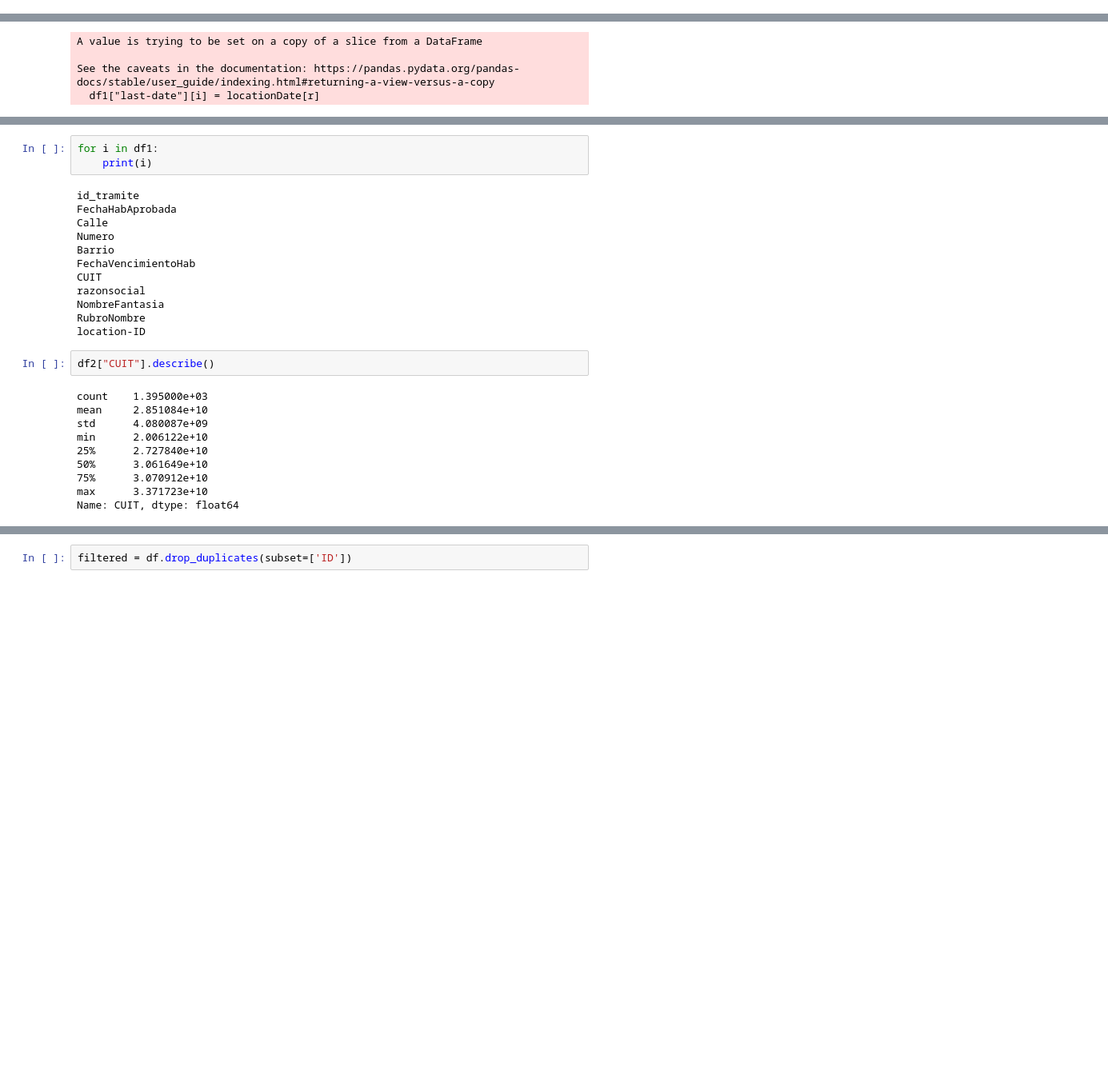
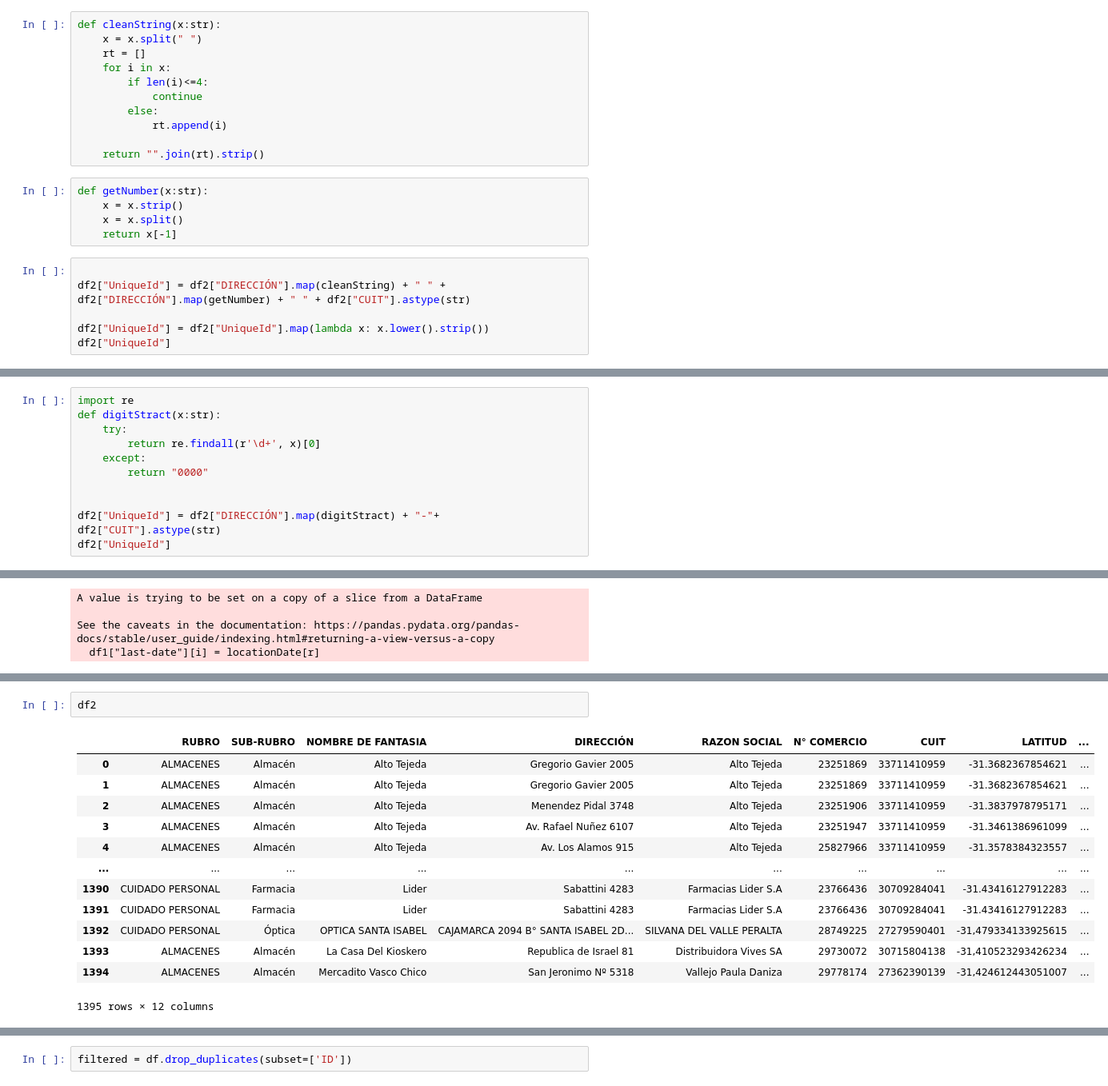
Before and after one commit to NazaDyA/WorkSpace, a Jupyter notebook: join-tables-5-11/wtv.ipynb, the cells around one changed output, grey strips where cells are left out. Shown at 80% size. Saved outputs shown, nothing was run; the diff lists cells and outputs as text; blank space fills up the shorter version.

```diff
--- a/join-tables-5-11/wtv.ipynb
+++ b/join-tables-5-11/wtv.ipynb
@@ -32,0 +16,22 @@ Name: cuitempresa, dtype: object
+# %%
+def cleanString(x:str):
+    x = x.split(" ")
+    rt = []
+    for i in x:
+        if len(i)<=4:
+            continue
+        else:
+            rt.append(i)
+
+    return "".join(rt).strip()
+# %%
+def getNumber(x:str):
+    x = x.strip()
+    x = x.split()
+    return x[-1]
+# %%
+
+df2["UniqueId"] = df2["DIRECCIÓN"].map(cleanString) + " " + df2["DIRECCIÓN"].map(getNumber) + " " + df2["CUIT"].astype(str)
+
+df2["UniqueId"] = df2["UniqueId"].map(lambda x: x.lower().strip())
+df2["UniqueId"]
@@ -32,0 +57,11 @@ Name: cuitempresa, dtype: object
+# %%
+import re
+def digitStract(x:str):
+    try:
+        return re.findall(r'\d+', x)[0]
+    except:
+        return "0000"
+
+
+df2["UniqueId"] = df2["DIRECCIÓN"].map(digitStract) + "-"+ df2["CUIT"].astype(str)
+df2["UniqueId"]
@@ -134,27 +202,16 @@ df1
-# %%
-for i in df1:
-    print(i)
-# %% [output]
-id_tramite
-FechaHabAprobada
-Calle
-Numero
-Barrio
-FechaVencimientoHab
-CUIT
-razonsocial
-NombreFantasia
-RubroNombre
-location-ID
 # %%
-df2["CUIT"].describe()
+df2
 # %% [output]
+|  | RUBRO | SUB-RUBRO | NOMBRE DE FANTASIA | DIRECCIÓN | RAZON SOCIAL | N° COMERCIO | CUIT | LATITUD | ... |
+| 0 | ALMACENES | Almacén | Alto Tejeda | Gregorio Gavier 2005 | Alto Tejeda | 23251869 | 33711410959 | -31.3682367854621 | ... |
+| 1 | ALMACENES | Almacén | Alto Tejeda | Gregorio Gavier 2005 | Alto Tejeda | 23251869 | 33711410959 | -31.3682367854621 | ... |
+| 2 | ALMACENES | Almacén | Alto Tejeda | Menendez Pidal 3748 | Alto Tejeda | 23251906 | 33711410959 | -31.3837978795171 | ... |
+| 3 | ALMACENES | Almacén | Alto Tejeda | Av. Rafael Nuñez 6107 | Alto Tejeda | 23251947 | 33711410959 | -31.3461386961099 | ... |
+| 4 | ALMACENES | Almacén | Alto Tejeda | Av. Los Alamos 915 | Alto Tejeda | 25827966 | 33711410959 | -31.3578384323557 | ... |
+| ... | ... | ... | ... | ... | ... | ... | ... | ... | ... |
+| 1390 | CUIDADO PERSONAL | Farmacia | Lider | Sabattini 4283 | Farmacias Lider S.A | 23766436 | 30709284041 | -31.43416127912283 | ... |
+| 1391 | CUIDADO PERSONAL | Farmacia | Lider | Sabattini 4283 | Farmacias Lider S.A | 23766436 | 30709284041 | -31.43416127912283 | ... |
+| 1392 | CUIDADO PERSONAL | Óptica | OPTICA SANTA ISABEL | CAJAMARCA 2094 B° SANTA ISABEL 2D... | SILVANA DEL VALLE PERALTA | 28749225 | 27279590401 | -31,479334133925615 | ... |
+| 1393 | ALMACENES | Almacén | La Casa Del Kioskero | Republica de Israel 81 | Distribuidora Vives SA | 29730072 | 30715804138 | -31,410523293426234 | ... |
+| 1394 | ALMACENES | Almacén | Mercadito Vasco Chico | San Jeronimo Nº 5318 | Vallejo Paula Daniza | 29778174 | 27362390139 | -31,424612443051007 | ... |
-count    1.395000e+03
-mean     2.851084e+10
-std      4.080087e+09
-min      2.006122e+10
-25%      2.727840e+10
-50%      3.061649e+10
-75%      3.070912e+10
-max      3.371723e+10
-Name: CUIT, dtype: float64
+1395 rows × 12 columns
```
Also changed, not shown: parts of 26 cells of this notebook, 1 other file.
